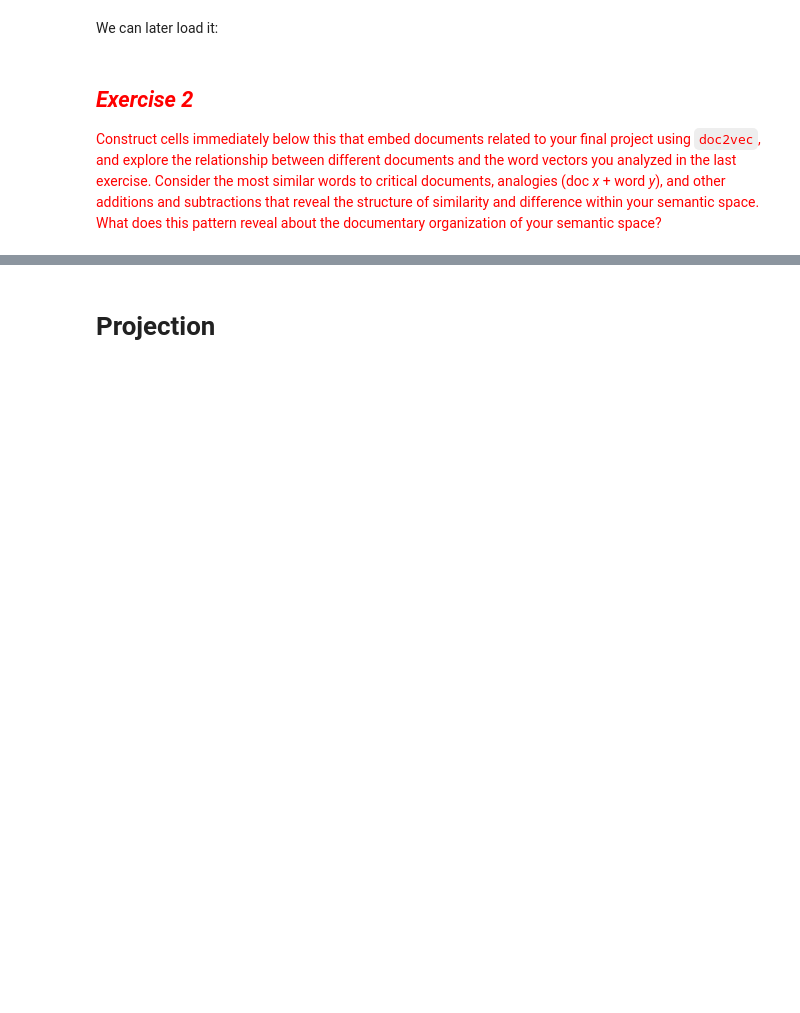
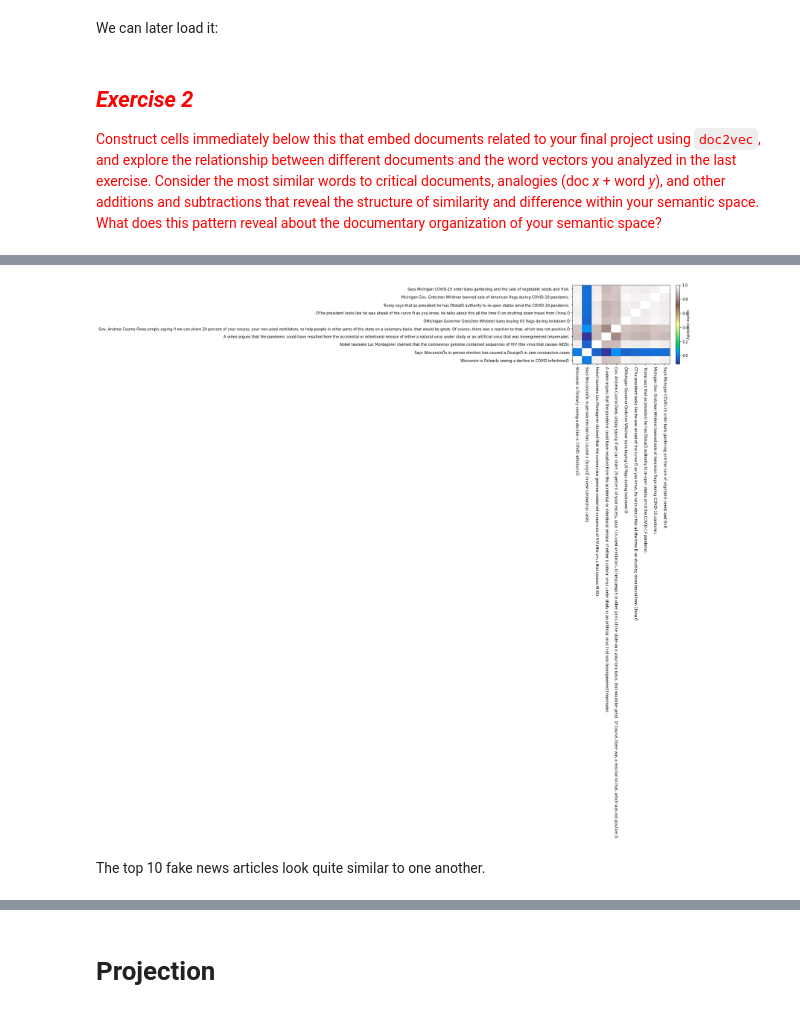
Before and after one commit to AllisonXiong/Content-Analysis, a Jupyter notebook: 4_Word_Embeddings.ipynb, the cells around one changed output, grey strips where cells are left out. Drawn from its saved outputs; the diff is of its cells as text; code cells hidden in the pictures; blank space fills up the shorter version.

```diff
--- a/4_Word_Embeddings.ipynb
+++ b/4_Word_Embeddings.ipynb
@@ -793,0 +940,28 @@ We can later load it:
+# %%
+fn_articles = news[(news.category=='Fake') & (news.type=='article')]
+targetDocs = fn_articles['title'][:10]
+
+heatmapMatrixD = []
+
+for tagOuter in targetDocs:
+    column = []
+    tagVec = nD2V.docvecs[tagOuter].reshape(1, -1)
+    for tagInner in targetDocs:
+        column.append(sklearn.metrics.pairwise.cosine_similarity(tagVec, nD2V.docvecs[tagInner].reshape(1, -1))[0][0])
+    heatmapMatrixD.append(column)
+heatmapMatrixD = np.array(heatmapMatrixD)
+# %%
+fig, ax = plt.subplots()
+hmap = ax.pcolor(heatmapMatrixD, cmap='terrain')
+cbar = plt.colorbar(hmap)
+
+cbar.set_label('cosine similarity', rotation=270)
+a = ax.set_xticks(np.arange(heatmapMatrixD.shape[1]) + 0.5, minor=False)
+a = ax.set_yticks(np.arange(heatmapMatrixD.shape[0]) + 0.5, minor=False)
+
+a = ax.set_xticklabels(targetDocs, minor=False, rotation=270)
+a = ax.set_yticklabels(targetDocs, minor=False)
+# %% [output]
+[figure, added]
+# %% [markdown]
+The top 10 fake news articles look quite similar to one another.
```
Also changed, not shown: parts of 31 cells of this notebook.
